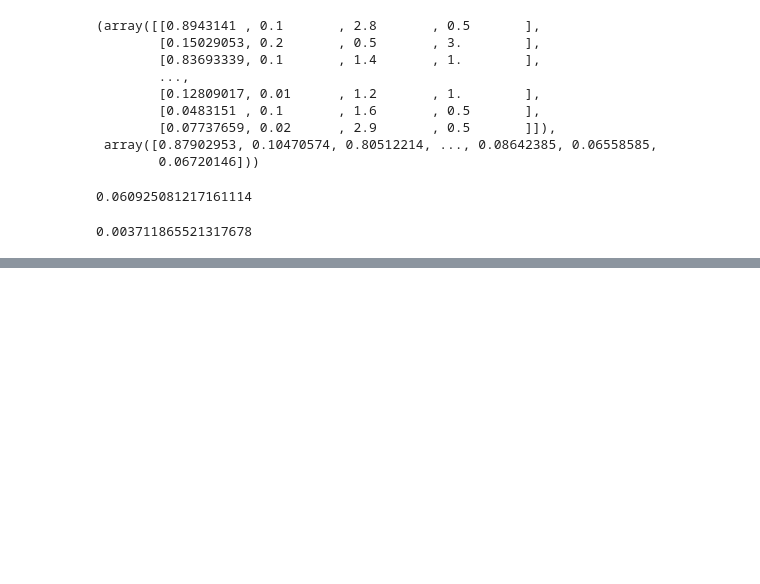
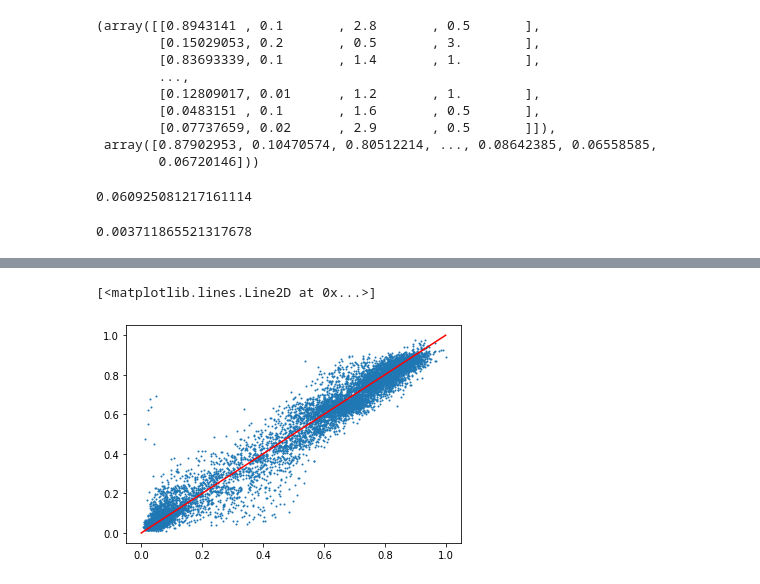
Before and after one commit to AaravWattal/RRAM-Models, a Jupyter notebook: CleanedConductanceAnalysisModels.ipynb, the cells around one changed output, grey strips where cells are left out. Saved outputs shown, nothing was run; the diff lists cells and outputs as text; code cells hidden in the pictures; blank space fills up the shorter version.

Commit message:
had to redo the last part of the notebook and worked on visualizations, will upload those as a different file

```diff
--- a/CleanedConductanceAnalysisModels.ipynb
+++ b/CleanedConductanceAnalysisModels.ipynb
@@ -115,9 +115,12 @@ mean_squared_error(y_train, predictions, squared=True)
 # %%
 # Root Mean Squared Error (RMSE) on testing dataset
 predictions = est.predict(X_test)
+predictions_orig = est.predict(X_test)
 mean_squared_error(y_test, predictions, squared=False)
 # %% [output]
 0.06042596846965017
+# %%
+y_test_orig = y_test
 # %%
 # Mean Squared Error (MSE) on testing dataset
 mean_squared_error(y_test, predictions, squared=True)
@@ -206,0 +212,4 @@ mean_squared_error(y_test, predictions, squared=True)
+# %%
+#plot predicted conductance values vs real conductance values
+df2 = pd.DataFrame(list(zip(y_test_orig, predictions_orig)), columns = ["real","predicted"])
+df2
@@ -206,0 +230,7 @@ mean_squared_error(y_test, predictions, squared=True)
+# %%
+import matplotlib.pyplot as plt
+plt.scatter(df2["real"], df2["predicted"], s=1)
+plt.plot([0, 1], [0, 1], "r")
+# %% [output]
+[<matplotlib.lines.Line2D at 0x...>]
+[figure, added]
```
Also changed, not shown: parts of 7 cells of this notebook.
